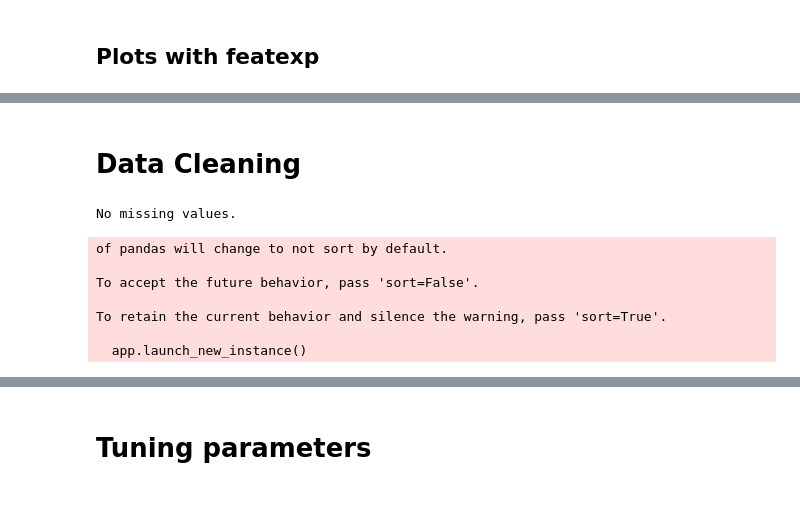
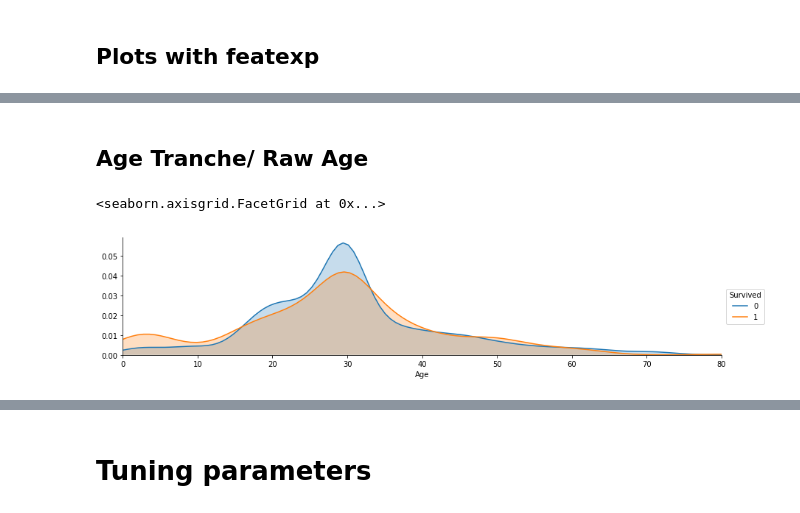
Before and after one commit to honorinli151/CoursML, a Jupyter notebook: assignment2/code.ipynb, the cells around one changed output, grey strips where cells are left out. Cells and saved outputs as stored; diff of their text form; code cells hidden in the pictures.

```diff
--- a/assignment2/code.ipynb
+++ b/assignment2/code.ipynb
@@ -116,33 +347,11 @@ Embarked is categorical. Categorical features not supported yet.
-# %% [markdown]
-# Data Cleaning
-# %%
-# Missing values
-
-train_df['Age']=train_df['Age'].fillna(train_df.loc[train_df['Age'].notnull()]['Age'].mean())
-train_df['Cabin'] = train_df['Cabin'].fillna(train_df['Cabin'].value_counts().index[0])
-train_df['Embarked'] = train_df['Embarked'].fillna(train_df['Embarked'].value_counts().index[0])
-
-test_df['Age']=test_df['Age'].fillna(test_df.loc[train_df['Age'].notnull()]['Age'].mean())
-test_df['Cabin'] = test_df['Cabin'].fillna(test_df['Cabin'].value_counts().index[0])
-test_df['Embarked'] = test_df['Embarked'].fillna(test_df['Embarked'].value_counts().index[0])
-test_df['Fare']=test_df['Fare'].fillna(test_df.loc[train_df['Fare'].notnull()]['Fare'].mean())
-
-# Scale numbers
-train_df['Fare'] = (train_df['Fare']-train_df['Fare'].min())/(train_df['Fare'].max()-train_df['Fare'].min())
-test_df['Fare'] = (test_df['Fare']-test_df['Fare'].min())/(test_df['Fare'].max()-test_df['Fare'].min())
-# Assure no missing values
-nas = pd.concat([train_df.isnull().sum(), test_df.isnull().sum()], axis=1, keys=['Train Dataset', 'Test Dataset'])
-if nas[nas.sum(axis=1) > 0].empty:
-    print("No missing values.")
-else:
-    print('Nan in the data sets')
-    print(nas[nas.sum(axis=1) > 0])
-# %% [output]
-No missing values.
-of pandas will change to not sort by default.
-
-To accept the future behavior, pass 'sort=False'.
-
-To retain the current behavior and silence the warning, pass 'sort=True'.
-
-  app.launch_new_instance()
+# %% [markdown]
+## Age Tranche/ Raw Age
+# %%
+#plot distributions of age of passengers who survived or did not survive
+a = sns.FacetGrid(train_df, hue = 'Survived', aspect=4 )
+a.map(sns.kdeplot, 'Age', shade= True )
+a.set(xlim=(0 , train_df['Age'].max()))
+a.add_legend()
+# %% [output]
+<seaborn.axisgrid.FacetGrid at 0x...>
+[figure, added]
```
Also changed, not shown: parts of 42 cells of this notebook, 9 other files.
